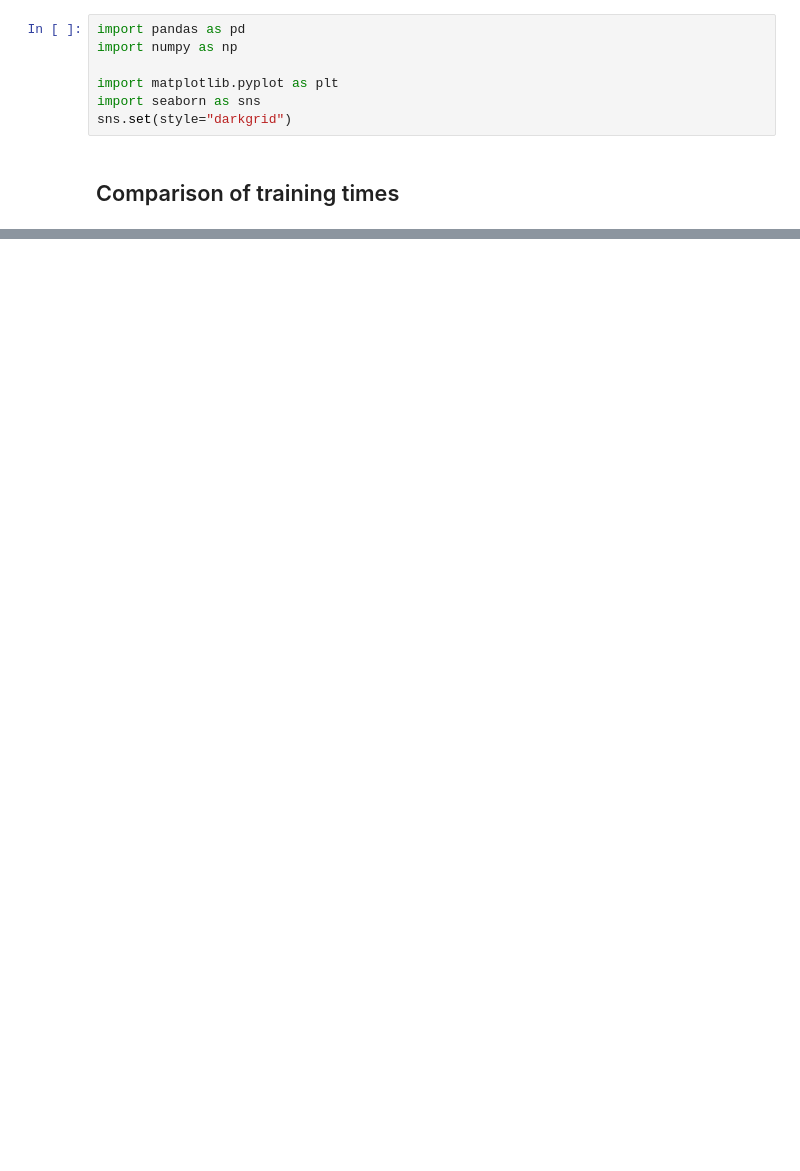
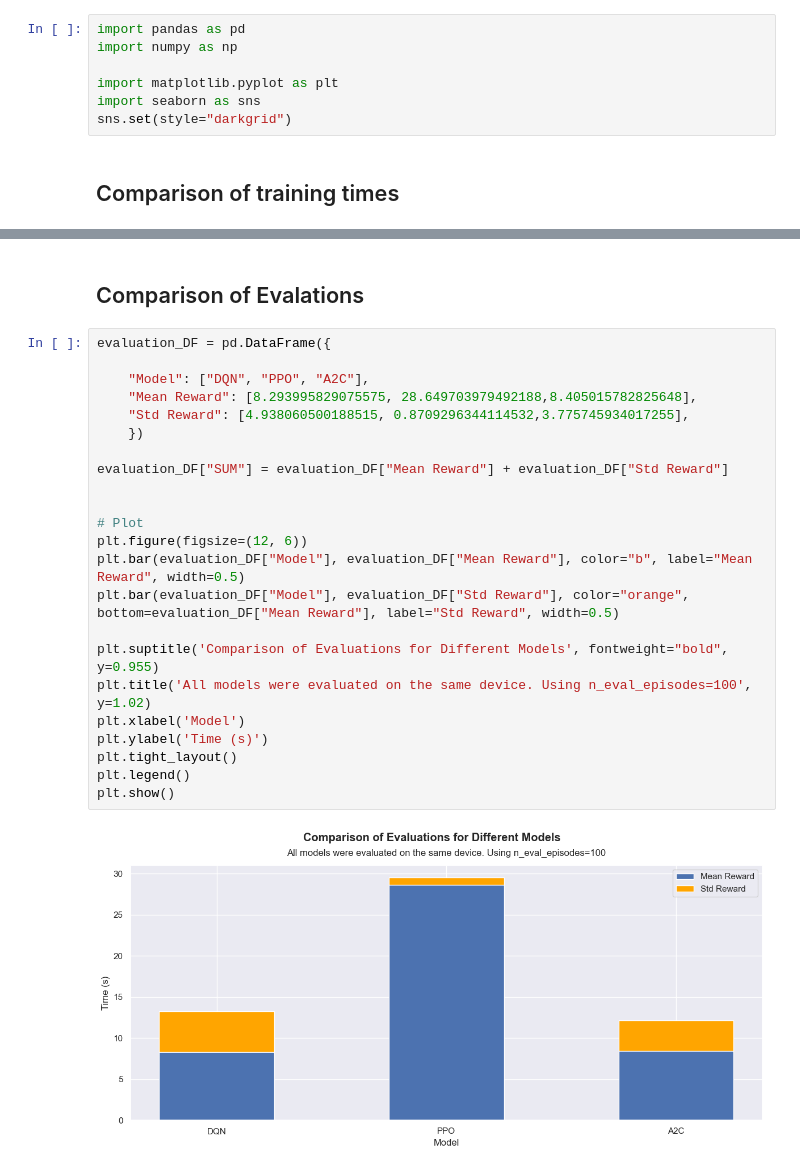
Before and after one commit to Harmxn02/RL-Project-highway, a Jupyter notebook: presentation/model_comparison.ipynb, the cells around one changed output, grey strips where cells are left out. Cells and saved outputs as stored; diff of their text form; blank space fills up the shorter version.

```diff
--- a/presentation/model_comparison.ipynb
+++ b/presentation/model_comparison.ipynb
@@ -34,0 +36,27 @@ plt.show()
+# %% [markdown]
+## Comparison of Evalations
+# %%
+evaluation_DF = pd.DataFrame({
+
+    "Model": ["DQN", "PPO", "A2C"],
+    "Mean Reward": [8.293995829075575, 28.649703979492188,8.405015782825648],
+    "Std Reward": [4.938060500188515, 0.8709296344114532,3.775745934017255],
+    })
+
+evaluation_DF["SUM"] = evaluation_DF["Mean Reward"] + evaluation_DF["Std Reward"]
+
+
+# Plot
+plt.figure(figsize=(12, 6))
+plt.bar(evaluation_DF["Model"], evaluation_DF["Mean Reward"], color="b", label="Mean Reward", width=0.5)
+plt.bar(evaluation_DF["Model"], evaluation_DF["Std Reward"], color="orange", bottom=evaluation_DF["Mean Reward"], label="Std Reward", width=0.5)
+
+plt.suptitle('Comparison of Evaluations for Different Models', fontweight="bold", y=0.955)
+plt.title('All models were evaluated on the same device. Using n_eval_episodes=100', y=1.02)
+plt.xlabel('Model')
+plt.ylabel('Time (s)')
+plt.tight_layout()
+plt.legend()
+plt.show()
+# %% [output]
+[figure, added]
```
Also changed, not shown: parts of 1 cell of this notebook.
